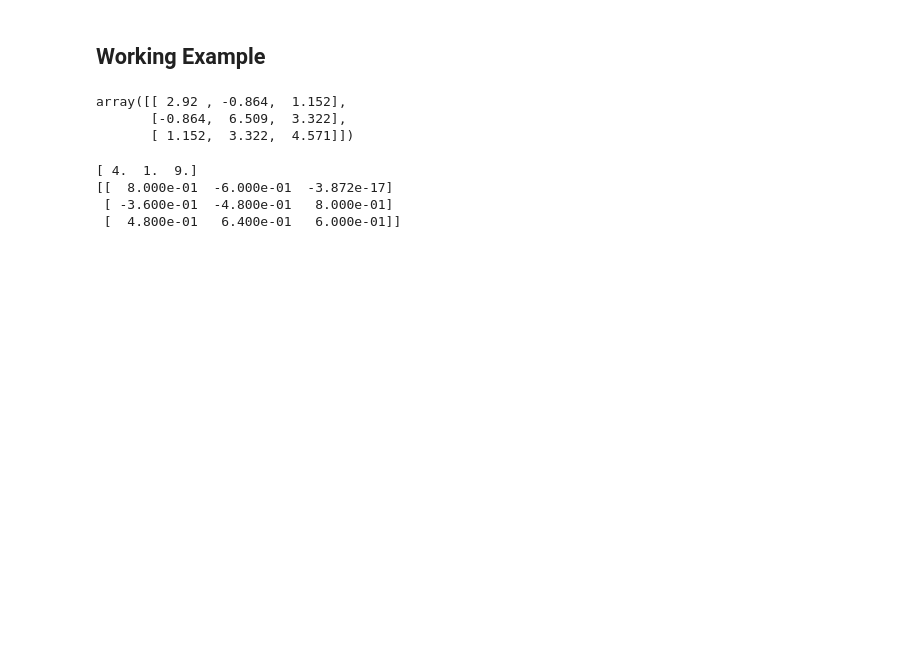
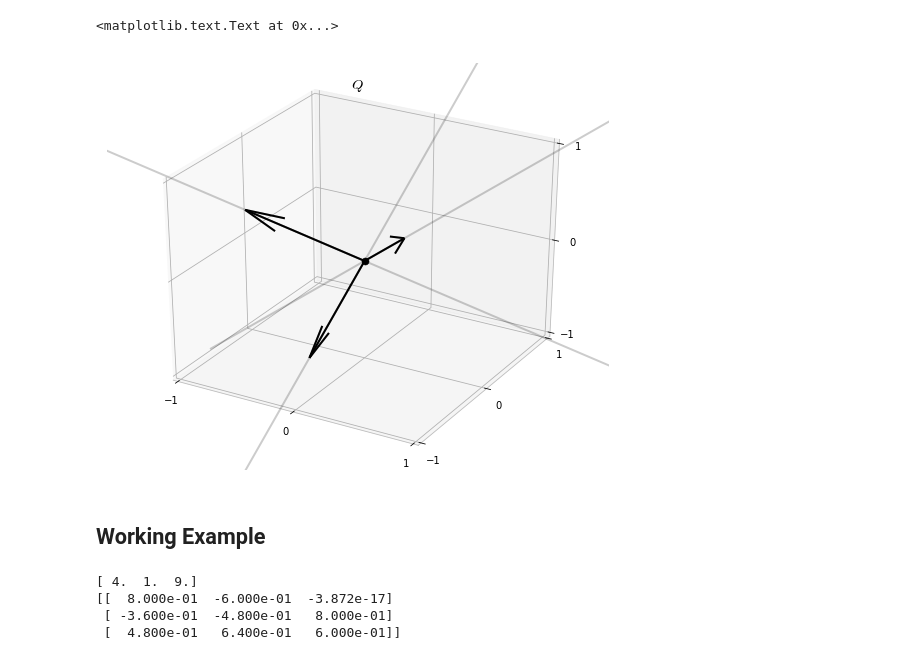
Before and after one commit to madrury/qr-algorithm, a Jupyter notebook: qr-algorithm.ipynb, the cells around one changed output. Saved outputs shown, nothing was run; the diff lists cells and outputs as text; code cells hidden in the pictures; blank space fills up the shorter version.

```diff
--- a/qr-algorithm.ipynb
+++ b/qr-algorithm.ipynb
@@ -15,2 +94,10 @@ from qr import (power_iteration, power_iteration_matrix,
+# %%
+fig = plt.figure(figsize=(12*0.75, 10*0.75))
+ax = fig.add_subplot(1, 1, 1, projection='3d', axisbg='white')
+plot_basis(ax, Q, Q)
+ax.set_title("$Q$")
+# %% [output]
+<matplotlib.text.Text at 0x...>
+[figure, added]
 # %% [markdown]
 ## Working Example
@@ -31,9 +104,3 @@ A = Q.T @ D @ Q
-# %%
-A
-# %% [output]
-array([[ 2.92 , -0.864,  1.152],
-       [-0.864,  6.509,  3.322],
-       [ 1.152,  3.322,  4.571]])
 # %%
 e_vals, e_vectors = np.linalg.eig(A)
 # %%
```
Also changed, not shown: parts of 14 cells of this notebook.
